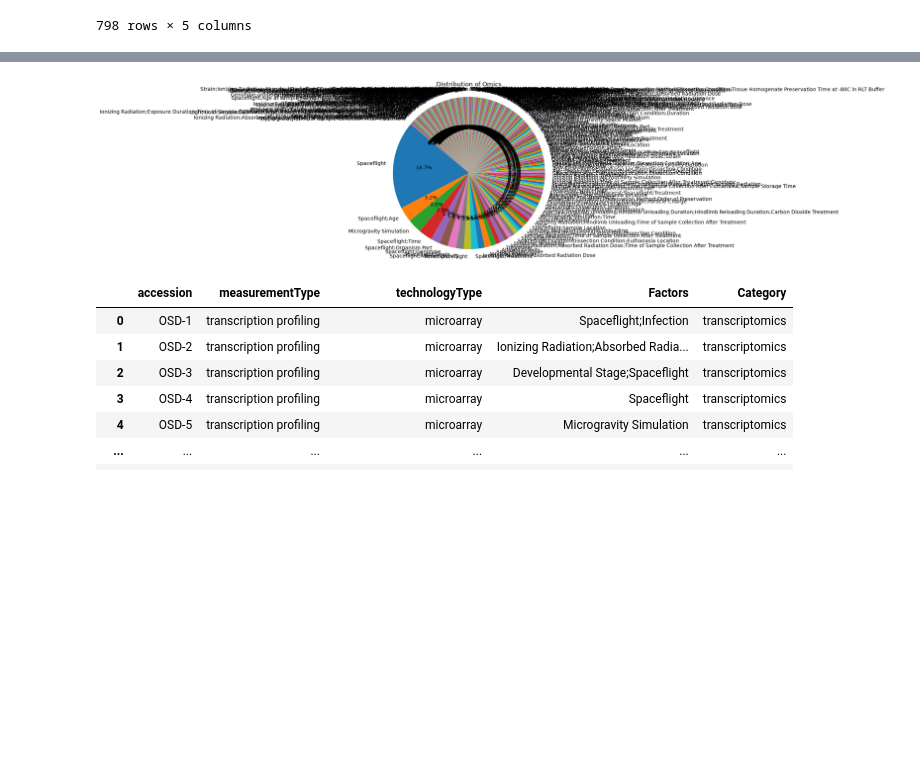
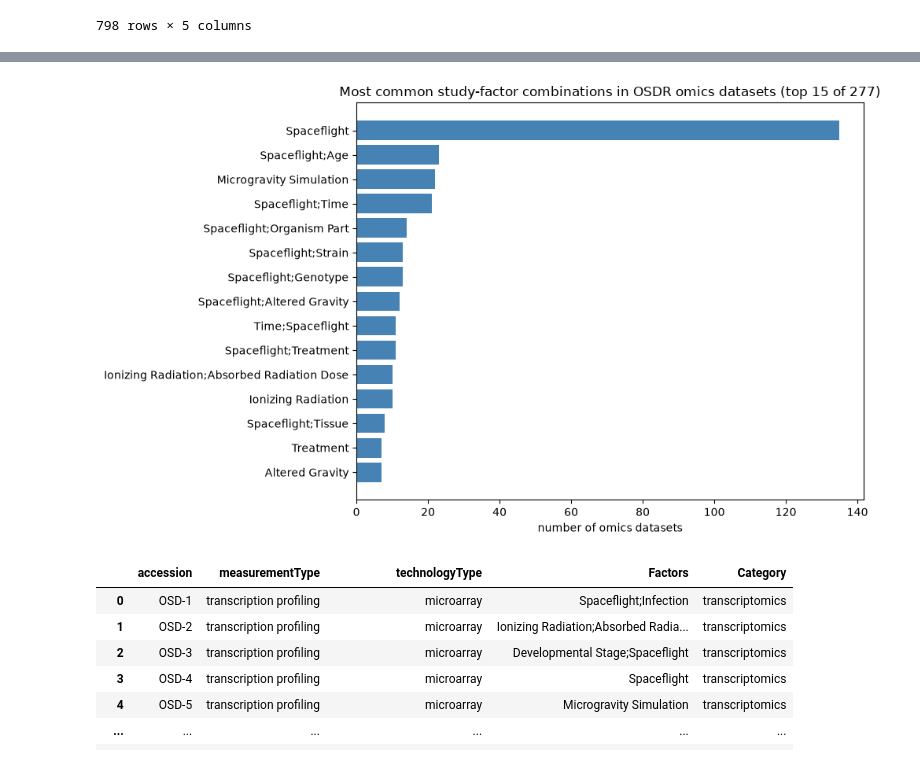
Before and after one commit to dr-richard-barker/OSDR_jupyter_book.io, a Jupyter notebook: chapters/Knowledge-graph-notebook_for_ISSOP_figures.ipynb, the cells around one changed output, grey strips where cells are left out. Saved outputs shown, nothing was run; the diff lists cells and outputs as text; code cells hidden in the pictures; blank space fills up the shorter version.

```diff
--- a/chapters/Knowledge-graph-notebook_for_ISSOP_figures.ipynb
+++ b/chapters/Knowledge-graph-notebook_for_ISSOP_figures.ipynb
@@ -95,11 +95,13 @@ omics_category_counts = omics_data['Factors'].value_counts()
 print("Table of Factors counts:")
 print(omics_category_counts)
 
-#  plot pie chart
+# plot the most common factor combinations (a pie of hundreds of combinations is unreadable)
+top = omics_category_counts.head(15)[::-1]
 plt.figure(figsize=(10, 6))
-plt.pie(omics_category_counts, labels=omics_category_counts.index, autopct='%1.1f%%', startangle=140)
-plt.axis('equal')
-plt.title('Distribution of Omics')
+plt.barh(top.index, top.values, color='steelblue')
+plt.xlabel('number of omics datasets')
+plt.title(f'Most common study-factor combinations in OSDR omics datasets (top 15 of {len(omics_category_counts)})')
+plt.tight_layout()
 plt.show()
 # %% [output]
 Table of Factors counts:
@@ -118,5 +120,5 @@ Hypergravity;Time of Sample Collection After Treatment
 Name: count, Length: 277, dtype: int64
-[figure, old version]
+[figure, new version]
 # %%
 omics_data
 # %% [output]
```
Also changed, not shown: parts of 2 cells of this notebook, 6 other files.
